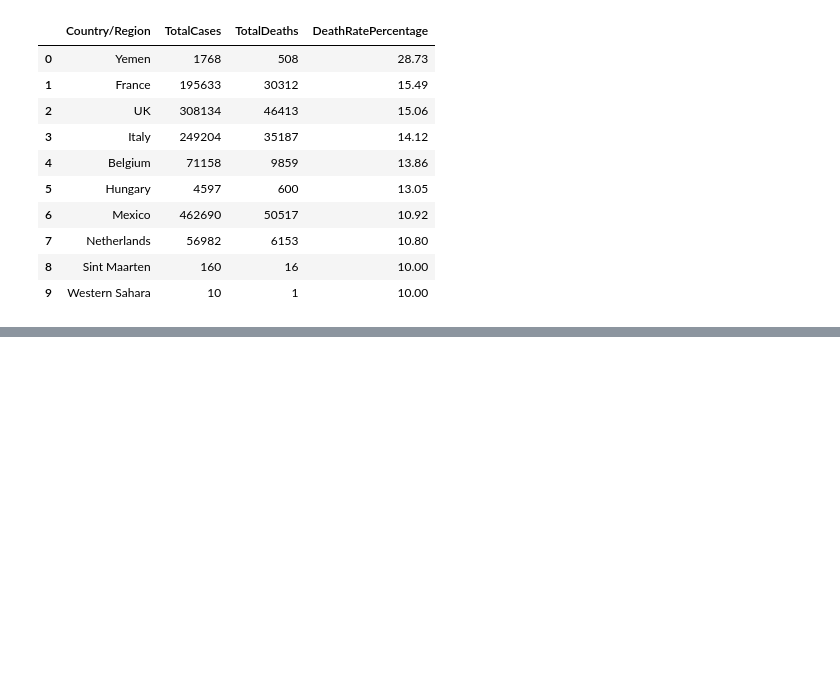
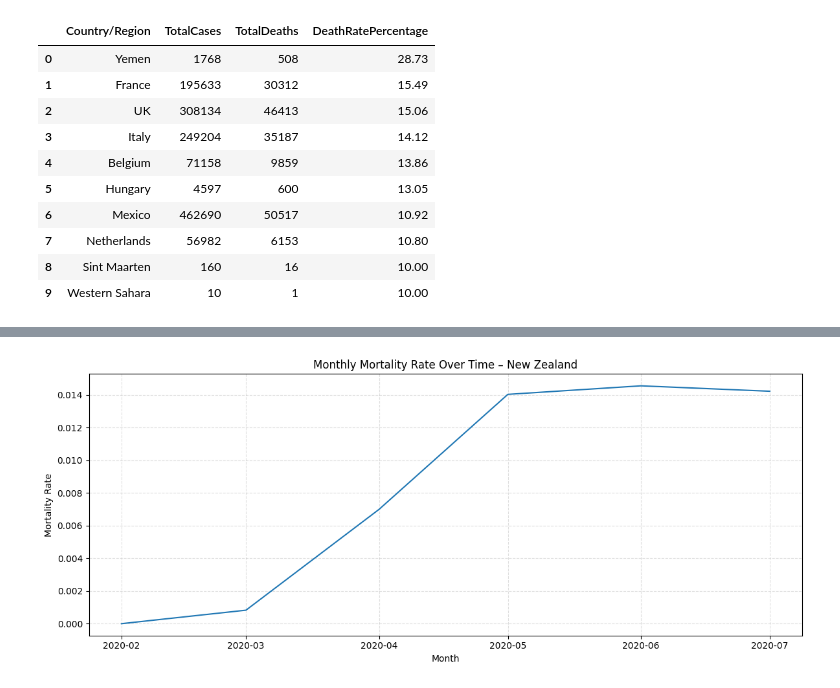
Before and after one commit to joshuawb/SQLcovid, a Jupyter notebook: SQLcovid.ipynb, the cells around one changed output, grey strips where cells are left out. Cells and saved outputs as stored; diff of their text form; code cells hidden in the pictures; blank space fills up the shorter version.

```diff
--- a/SQLcovid.ipynb
+++ b/SQLcovid.ipynb
@@ -143,0 +421,46 @@ con.execute("""
+# %%
+mortality_rate = con.execute("""
+WITH monthly AS (
+    SELECT
+        "Country/Region"                         AS country,
+        DATE_TRUNC('month', "Date"::DATE)        AS month,
+        SUM(Confirmed)                           AS confirmed_total,
+        SUM(Deaths)                              AS deaths_total
+    FROM FULL_GROUPED
+    GROUP BY country, month
+),
+mortality AS (
+    SELECT
+        country,
+        month,
+        confirmed_total,
+        deaths_total,
+        CASE
+            WHEN confirmed_total > 0
+            THEN deaths_total * 1.0 / confirmed_total
+        END AS mortality_rate
+    FROM monthly
+)
+
+SELECT *
+FROM mortality
+ORDER BY mortality_rate DESC NULLS LAST;
+""").df()
+# %%
+# Plot for New Zealand - but could change to any.
+df_plot = (
+    mortality_rate[mortality_rate['country'] == country_name]
+    .sort_values('month')
+)
+
+plt.figure(figsize=(12, 5))
+plt.plot(df_plot['month'], df_plot['mortality_rate'])
+
+plt.title(f"Monthly Mortality Rate Over Time – {country_name}")
+plt.xlabel("Month")
+plt.ylabel("Mortality Rate")
+plt.grid(True, linestyle="--", alpha=0.4)
+plt.tight_layout()
+plt.show()
+# %% [output]
+[figure, added]
```
Also changed, not shown: parts of 17 cells of this notebook.
